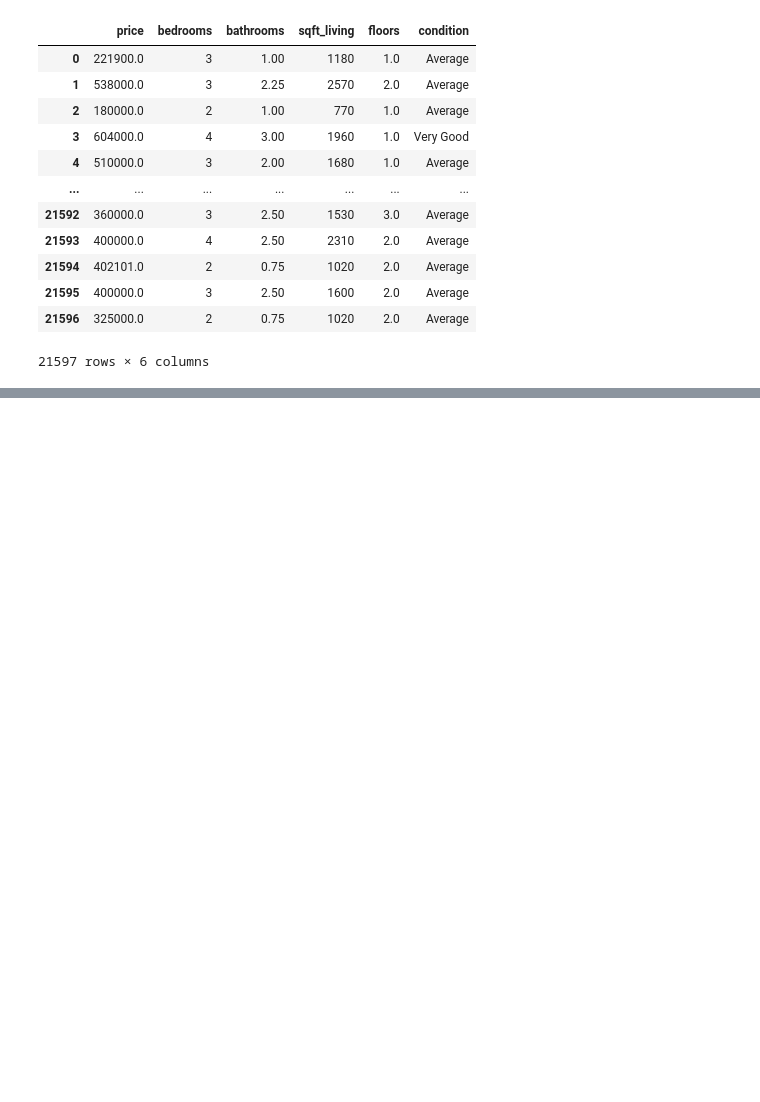
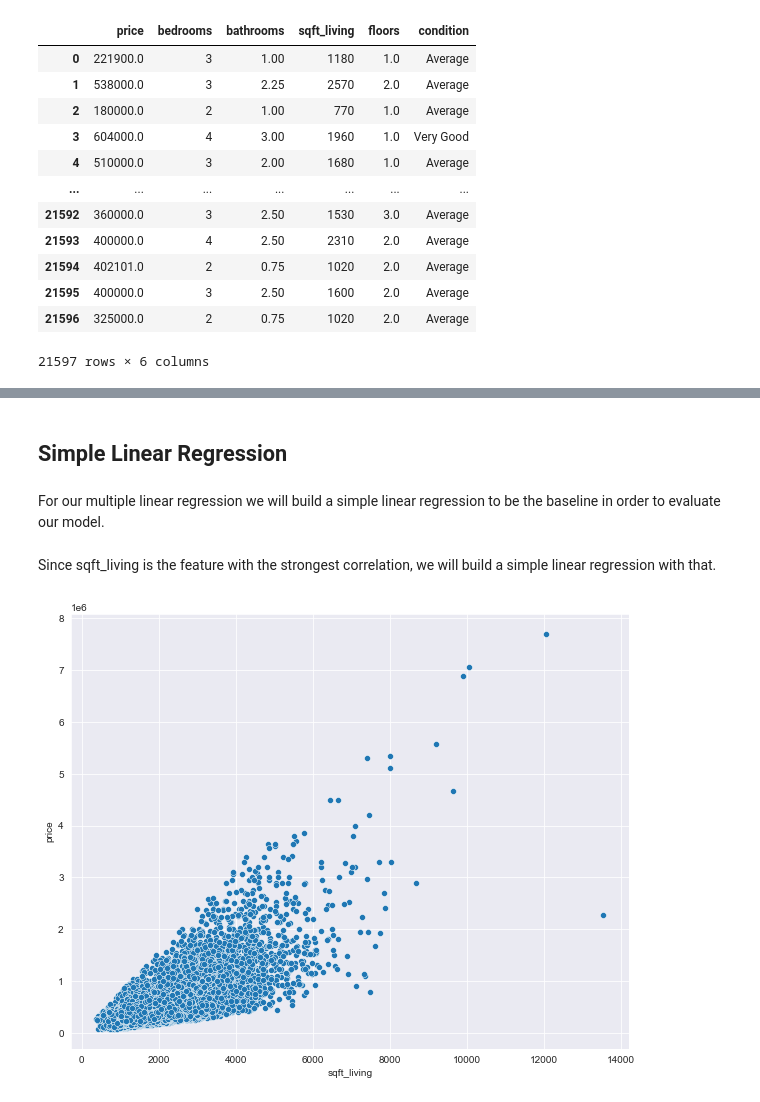
Before and after one commit to Lucy-Munge/dsc-phase-2-project-v2-3, a Jupyter notebook: student.ipynb, the cells around one changed output, grey strips where cells are left out. Saved outputs shown, nothing was run; the diff lists cells and outputs as text; code cells hidden in the pictures; blank space fills up the shorter version.

```diff
--- a/student.ipynb
+++ b/student.ipynb
@@ -241,0 +331,13 @@ housing_new_data.describe()
+# %% [markdown]
+## Simple Linear Regression
+# %% [markdown]
+For our multiple linear regression we will build a simple linear regression to be the baseline in order to evaluate our model.
+# %% [markdown]
+Since sqft_living is the feature with the strongest correlation, we will build a simple linear regression with that.
+# %%
+# set the figure size
+plt.figure(figsize=(10, 8))
+# create seaborn plot
+sns.scatterplot(x = 'sqft_living', y ='price', data = housing_new_data);
+# %% [output]
+[figure, added]
```
Also changed, not shown: parts of 35 cells of this notebook.
